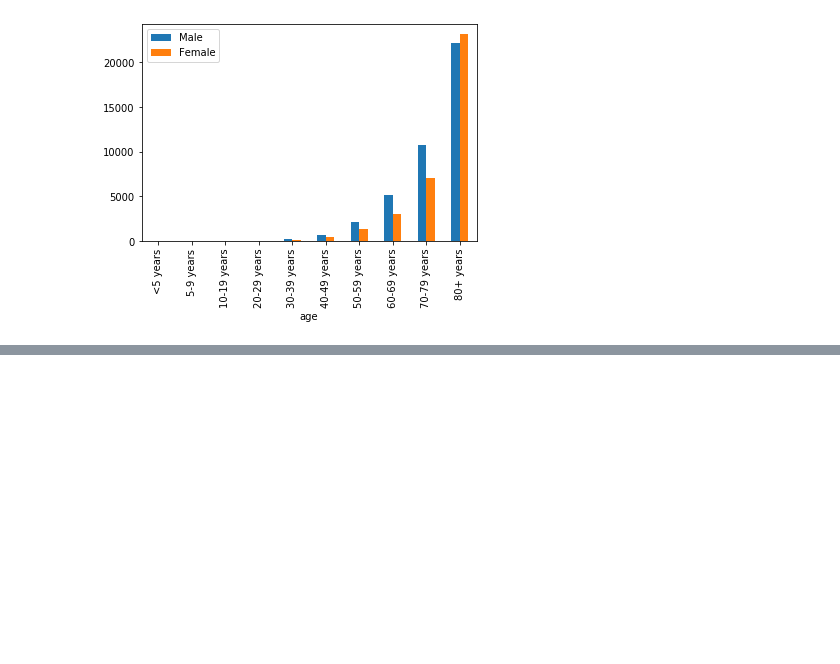
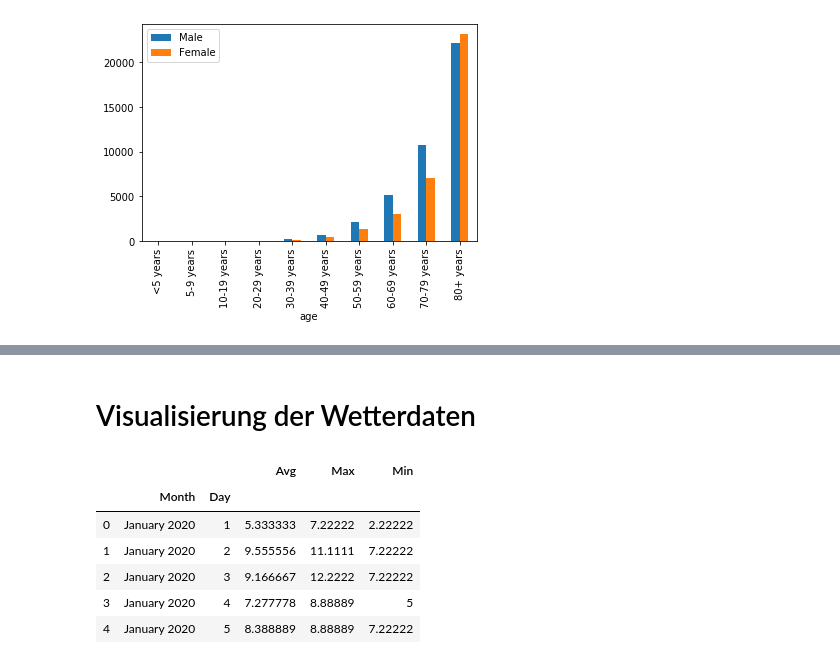
Before and after one commit to Mulham-Alesali/covid_data_analysis, a Jupyter notebook: Visualisierung für die Daten aus England.ipynb, the cells around one changed output, grey strips where cells are left out. Drawn from its saved outputs; the diff is of its cells as text; code cells hidden in the pictures; blank space fills up the shorter version.

```diff
--- a/Visualisierung für die Daten aus England.ipynb
+++ b/Visualisierung für die Daten aus England.ipynb
@@ -126,0 +129,2 @@ age_sex_pyramid_df.plot(x=age_sex_pyramid_df.columns.tolist()[1],y=age_sex_pyram
+# %% [markdown]
+# Visualisierung der Wetterdaten
@@ -126,0 +137,26 @@ age_sex_pyramid_df.plot(x=age_sex_pyramid_df.columns.tolist()[1],y=age_sex_pyram
+# %%
+temperetureFile = pd.ExcelFile(filespath + file)
+sheet_names = temperetureFile.sheet_names
+
+year_tempreture_df = pd.DataFrame(columns=['Day','Month','Max', 'Avg', 'Min'])
+for sheet in sheet_names:
+    df = pd.read_excel(filespath + file,sheet_name=sheet)
+    df["Month"] = sheet
+    year_tempreture_df = year_tempreture_df.append(df,ignore_index = False)
+year_tempreture_df.set_index(["Month", "Day"], inplace = True, append = True, drop = True)
+
+#converting the values to celsius
+#(32 °F − 32) × 5/9 = 0 °C
+year_tempreture_df["Avg"] = (year_tempreture_df["Avg"] - 32) * 5/9
+year_tempreture_df["Max"] = (year_tempreture_df["Max"] - 32) * 5/9
+year_tempreture_df["Min"] = (year_tempreture_df["Min"] - 32) * 5/9
+
+year_tempreture_df.head()
+# %% [output]
+|  |  |  | Avg | Max | Min |
+|  | Month | Day |  |  |  |
+| 0 | January 2020 | 1 | 5.333333 | 7.22222 | 2.22222 |
+| 1 | January 2020 | 2 | 9.555556 | 11.1111 | 7.22222 |
+| 2 | January 2020 | 3 | 9.166667 | 12.2222 | 7.22222 |
+| 3 | January 2020 | 4 | 7.277778 | 8.88889 | 5 |
+| 4 | January 2020 | 5 | 8.388889 | 8.88889 | 7.22222 |
```
Also changed, not shown: parts of 5 cells of this notebook.
